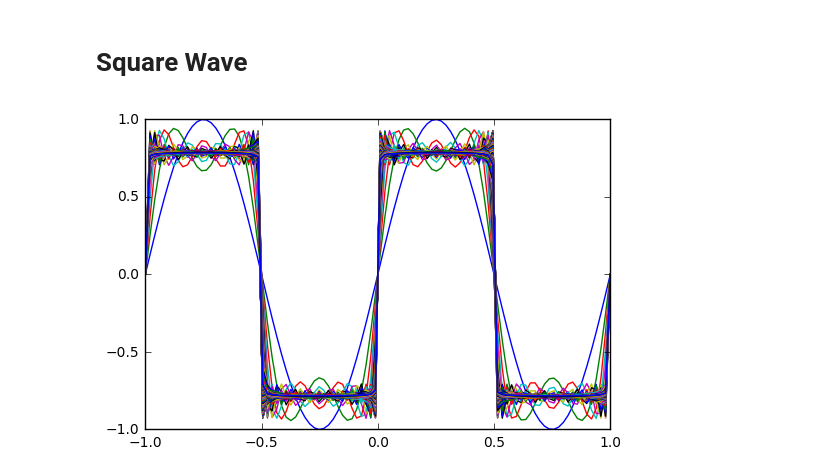
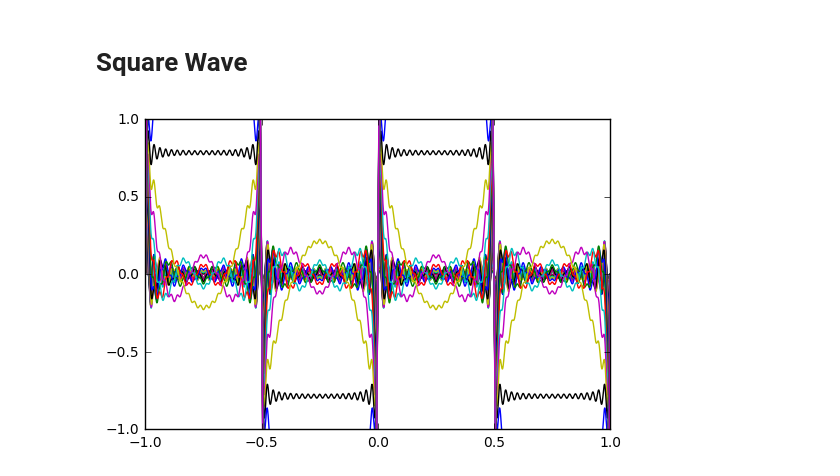
Before and after one commit to lgarbarini/EE23-Notes, a Jupyter notebook: L-3-October-2016.ipynb, the cells around one changed output. Saved outputs shown, nothing was run; the diff lists cells and outputs as text; code cells hidden in the pictures.

```diff
--- a/L-3-October-2016.ipynb
+++ b/L-3-October-2016.ipynb
@@ -11,15 +11,14 @@ f,ax = plt.subplots(nrows=1,ncols=1)
 plt.xlim(-7,7)
 plt.ylim(-3,3)
 solutions = []
-ts = np.linspace(-7,7,100)
-ns = range(1,100)
+fx = 0
+ts = np.linspace(-7,7,1000)
+ns = range(1,20)
 for n in ns:
-    time.sleep(0.2)
-    sum = 0
+    time.sleep(0.1)
     temp = []
     for t in range(len(ts)):
-
-        fx = (((-1)**(n+1)/n)*2*np.sin(n*ts[t]))
+        fx = (((-1)**(n+1))/n)*2*np.sin(n*ts[t])
         if n > 1 :
             fx += solutions[n-2][t]
         temp.append(fx)
@@ -29,4 +28,5 @@ for n in ns:
     display(f)
 
 plt.close()
+plt.show()
 # %% [output]
@@ -33,0 +36,17 @@ plt.close()
+# %%
+m = 20 ; # number of terms (equally from the postive and
+# negative side) to add up in the Fourier Series
+t = np.linspace(-7,7,10000); # time support of the signal
+y = np.zeros(10000) # Approximation = S_m(x(t))
+f,ax = plt.subplots(nrows=1,ncols=1)
+plt.xlim(-7,7)
+plt.ylim(-4,4)
+plt.xlabel('time');
+for n in range(-m,m): # total terms 2*m + 1 in complex Fourier series
+    if n != 0:
+        y = y + (((-1)**(n+1)/n)*2*np.sin(n*t))
+        time.sleep(0.1)
+        ax.plot(t,y)
+        clear_output(wait=True)
+        display(f)
+plt.close()
@@ -36,25 +57,24 @@ plt.close()
 # %%
 f,ax = plt.subplots(nrows=1,ncols=1)
 plt.xlim(-1,1)
 plt.ylim(-1,1)
 solutions = []
-ts = np.linspace(-1,1,100)
-ns = range(1,100)
+ts = np.linspace(-1,1,10000)
+ns = range(-20,20)
 for n in ns:
     time.sleep(0.1)
     sum = 0
     temp = []
     for t in range(len(ts)):
-
         fx = (np.sin(2*np.pi*(2*n-1)*ts[t])/(2*n-1))
-        if n > 1 :
-            fx += solutions[n-2][t]
+        if n > -19 :
+            fx += solutions[n+19][t]
         temp.append(fx)
     solutions.append(temp)
     ax.plot(ts, temp)
     clear_output(wait=True)
     display(f)
 
 plt.close()
 # %% [output]
-[figure, old version]
+[figure, new version]
```
Also changed, not shown: parts of 6 cells of this notebook.
